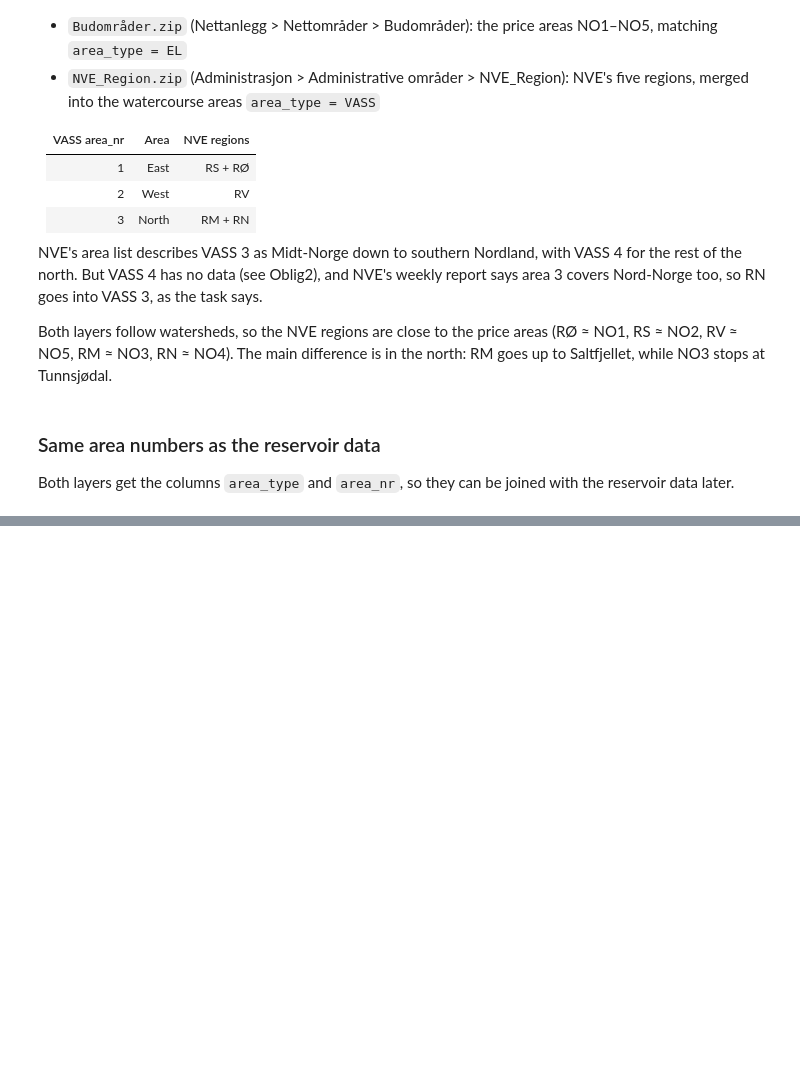
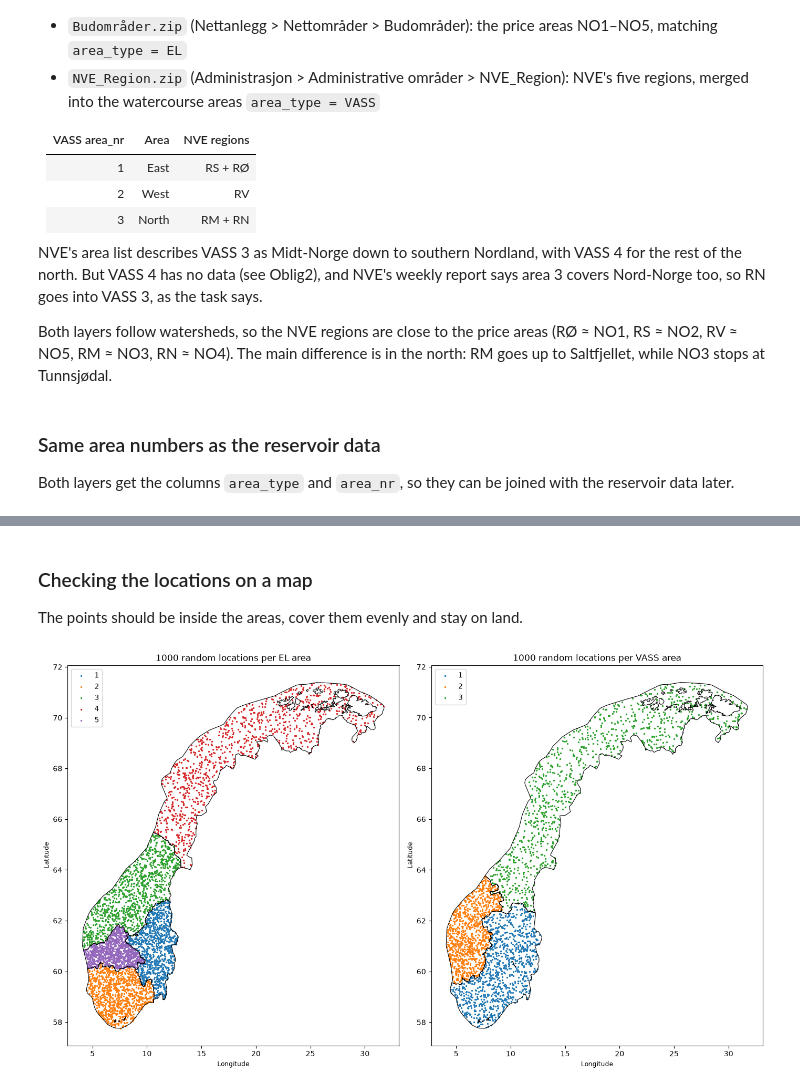
Before and after one commit to Povland/IND320, a Jupyter notebook: notebooks/Oblig3.ipynb, the cells around one changed output, grey strips where cells are left out. Cells and saved outputs as stored; diff of their text form; code cells hidden in the pictures; blank space fills up the shorter version.

```diff
--- a/notebooks/Oblig3.ipynb
+++ b/notebooks/Oblig3.ipynb
@@ -77,10 +92,17 @@ price_areas = price_areas[["area_type", "area_nr", "geometry"]]
 REGION_TO_VASS = {"RS": 1, "RØ": 1, "RV": 2, "RM": 3, "RN": 3}
 
 nve_regions["area_nr"] = nve_regions["REGION"].map(REGION_TO_VASS)
+
+# Every region must get a VASS number, otherwise dissolve silently drops it
+assert nve_regions["area_nr"].notna().all(), nve_regions.loc[nve_regions["area_nr"].isna(), "REGION"].tolist()
+
 vass_areas = nve_regions.dissolve(by="area_nr").reset_index()
 vass_areas["area_type"] = "VASS"
 vass_areas = vass_areas[["area_type", "area_nr", "geometry"]]
 
 # All areas in one table, 5 EL + 3 VASS = 8 rows
 areas = pd.concat([price_areas, vass_areas], ignore_index=True)
+
+# Number of points (vertices) that make up each polygon's outline. Islands and fjords add a lot
+areas["n_vertices"] = shapely.get_num_coordinates(areas.geometry)
 areas
@@ -100,0 +190,19 @@ else:
+# %% [markdown]
+### Checking the locations on a map
+The points should be inside the areas, cover them evenly and stay on land.
+# %%
+fig, axes = plt.subplots(1, 2, figsize=(14, 8))
+
+for ax, area_type in zip(axes, ["EL", "VASS"]):
+    # Area borders in black, points coloured by area
+    areas[areas["area_type"] == area_type].to_crs(4326).boundary.plot(ax=ax, color="black", linewidth=0.8)
+    subset = locations[locations["area_type"] == area_type]
+    subset.plot(ax=ax, column="area_nr", categorical=True, legend=True, markersize=2)
+    ax.set_title(f"{POINTS_PER_AREA} random locations per {area_type} area")
+    ax.set_xlabel("Longitude")
+    ax.set_ylabel("Latitude")
+
+plt.tight_layout()
+plt.show()
+# %% [output]
+[figure, added]
```
Also changed, not shown: parts of 9 cells of this notebook, 6 other files.
